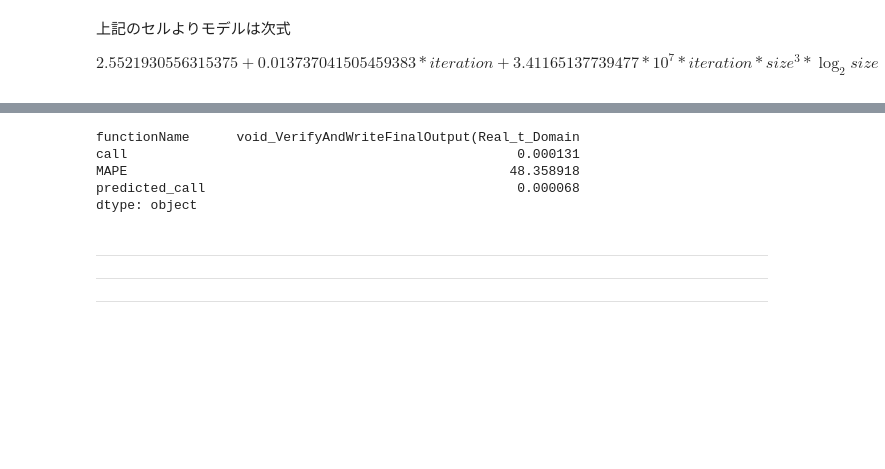
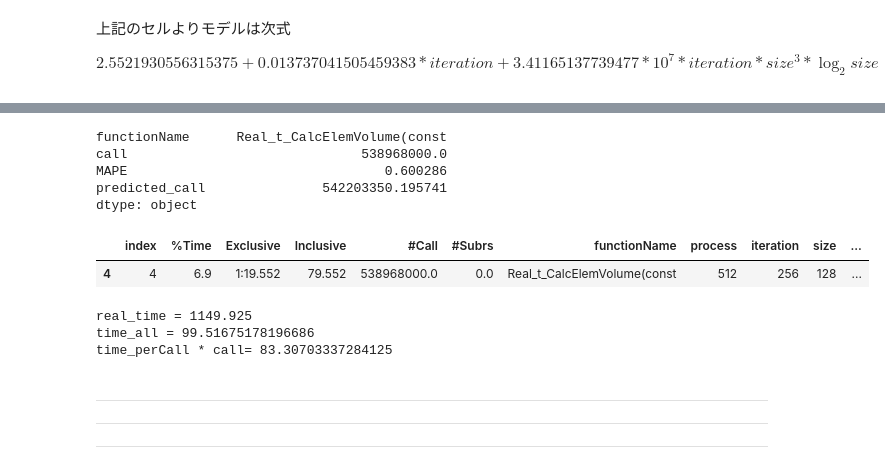
Before and after one commit to arima0714/Lab00, a Jupyter notebook: testing_pub.ipynb, the cells around one changed output, grey strips where cells are left out. Drawn from its saved outputs; the diff is of its cells as text; code cells hidden in the pictures; blank space fills up the shorter version.

```diff
--- a/testing_pub.ipynb
+++ b/testing_pub.ipynb
@@ -327,33 +323,50 @@ resultDF_after
 1 rows × 23 columns
 # %%
-bestModelDict :dict = return_bestModelObject(
-    inputDF = trainDF_perFunc,
-    list_expVar = expVar,
-    list_resVar = [resVar],
-    list_modelName = list_modelName,
+bestModelDict: dict = return_bestModelObject(
+    inputDF=trainDF_perFunc,
+    list_expVar=expVar,
+    list_resVar=[resVar],
+    list_modelName=list_modelName,
 )
 
 bestModel = bestModelDict["object"]
 
-predicted = float(
-    np.array(bestModel.predict(inputDF = testDF_perFunc[expVar]))
+predicted = float(np.array(bestModel.predict(inputDF=testDF_perFunc[expVar])))
+_call: float = float(testDF_perFunc.iloc[0][resVar])
+_MAPE: float = float(returnMapeScore(l1=[_call], l2=[predicted]))
+_series: pd.Series = pd.Series(
+    {
+        "functionName": functionName,
+        "call": _call,
+        "MAPE": _MAPE,
+        "predicted_call": predicted,
+    }
 )
-_call :float = float(testDF_perFunc.iloc[0][resVar])
-_MAPE :float = float(returnMapeScore(l1=[_call], l2=[predicted]))
-_series :pd.Series = pd.Series({
-    "functionName" : functionName,
-    "call" : _call,
-    "MAPE" : _MAPE,
-    "predicted_call" : predicted,
-})
+
+call = _call
 
 _series
 # %% [output]
-functionName      void_VerifyAndWriteFinalOutput(Real_t_Domain
-call                                                  0.000131
-MAPE                                                 48.358918
-predicted_call                                        0.000068
+functionName      Real_t_CalcElemVolume(const
+call                              538968000.0
+MAPE                                 0.600286
+predicted_call               542203350.195741
 dtype: object
+# %%
+testDF_perFunc
+# %% [output]
+|  | index | %Time | Exclusive | Inclusive | #Call | #Subrs | functionName | process | iteration | size | ... |
+| 4 | 4 | 6.9 | 1:19.552 | 79.552 | 538968000.0 | 0.0 | Real_t_CalcElemVolume(const | 512 | 256 | 128 | ... |
+# %%
+real_time = testDF_lulesh.loc[0]["Inclusive"]
+
+print(
+    f"real_time = {real_time}\ntime_all = {time_all}\ntime_perCall * call= {time_perCall * call}\n"
+)
+# %% [output]
+real_time = 1149.925
+time_all = 99.51675178196686
+time_perCall * call= 83.30703337284125
 # %%
 %reset
 # %% [markdown]
```
Also changed, not shown: parts of 14 cells of this notebook.
